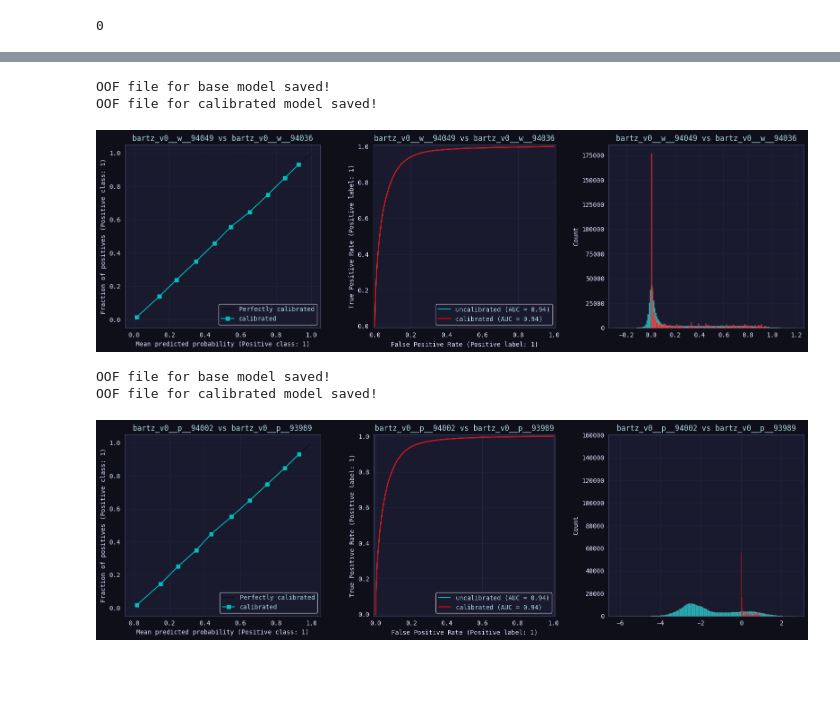
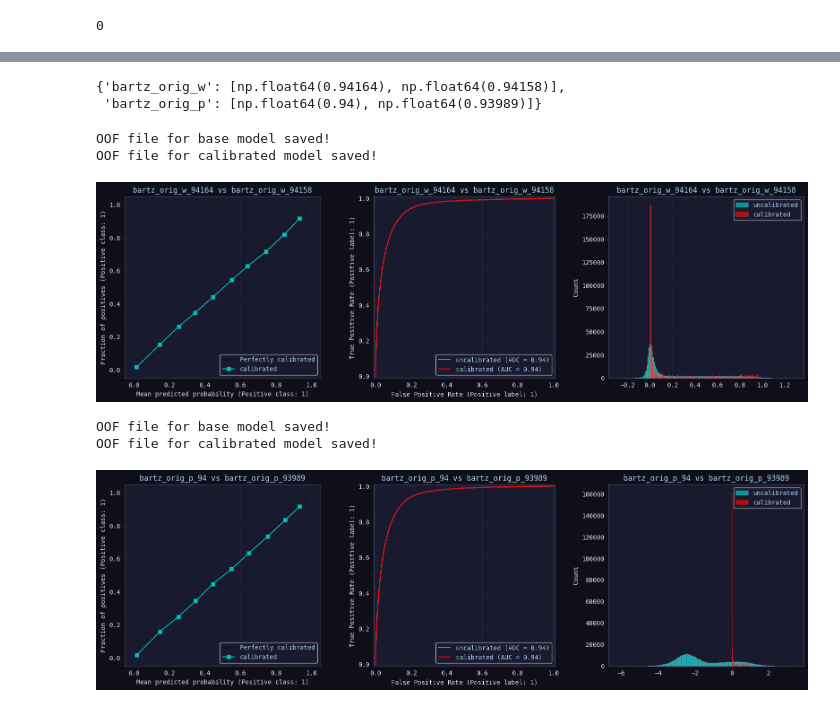
Before and after one commit to coded-sly/ps6e5-F1-PitStop, a Jupyter notebook: ps6e5-bartz-f1-pit.ipynb, the cells around one changed output, grey strips where cells are left out. Cells and saved outputs as stored; diff of their text form; code cells hidden in the pictures; blank space fills up the shorter version.

Commit message:
Kaggle Notebook | ps6e5 | Bartz | F1_🏁Pit | appended_original_data

```diff
--- a/ps6e5-bartz-f1-pit.ipynb
+++ b/ps6e5-bartz-f1-pit.ipynb
@@ -598,7 +603,7 @@ Total Arithmetic interactions: 5
 freq_cols = []
 
 print(f"\nCreating frequencies... ", end='')
-for col in CATS + ['LapNumber', 'RaceProgress']: # 'Position_Change'
+for col in CATS:
     freq = pd.concat([train[col], orig[col], test[col]]).value_counts(normalize=True)
     n = f'{col}_freq'
     print(n+', ', end='')
@@ -1322,3 +1286,15 @@ x_sample.head(3)
 | 55143 | 325 | 0 | 23 | 2025 | 0 | 3 | 3 | 6.0 | 18 | 81.919 | ... |
 | 157283 | 364 | 1 | 22 | 2023 | 0 | 9 | 1 | 9.0 | 3 | 84.336 | ... |
 | 203881 | 110 | 1 | 17 | 2025 | 1 | 24 | 2 | 17.0 | 9 | 81.790 | ... |
+# %%
+version_name = 'bartz_orig_'
+all_model_predictions = {}
+
+USE_FULL_TRAIN = True
+train_data = train.copy() if USE_FULL_TRAIN else x_sample.reset_index(drop=True).copy()
+
+MULTI_SEEDS = [CFG.SEED, 777, 1234, 24611, 0]
+ALL_CATS = ['Compound', 'Race'] + ['Year']
+
+kf = StratifiedKFold(n_splits=CFG.FOLDS, shuffle=True, random_state=CFG.SEED)
+kf
@@ -1451,16 +1429,17 @@ PARAMS = {
     'seed': CFG.SEED,
 }
 
-n = f"{version_name}_w_"
+n = f"{version_name}w"
 all_model_predictions[n] = Trainer_CV(
     model_name=n,
     params=PARAMS,
-    train_df=train,
+    train_df=train_data,
     test_df=test,
     features=FEATURES,
     target=TARGET,
     kf=kf,
     cats=ALL_CATS,
+    use_orig=True,
     # show_df=True,
 )
 # %% [output]
@@ -1532,16 +1511,17 @@ PARAMS = {
     'seed': CFG.SEED,
 }
 
-n = f"{version_name}_p_"
+n = f"{version_name}p"
 all_model_predictions[n] = Trainer_CV(
     model_name=n,
     params=PARAMS,
-    train_df=train,
+    train_df=train_data,
     test_df=test,
     features=FEATURES,
     target=TARGET,
     kf=kf,
     cats=ALL_CATS,
+    use_orig=True,
     # show_df=True,
 )
 # %% [output]
@@ -1601,41 +1581,47 @@ plt.show()
+# %%
+all_model_scores
+# %% [output]
+{'bartz_orig_w': [np.float64(0.94164), np.float64(0.94158)],
+ 'bartz_orig_p': [np.float64(0.94), np.float64(0.93989)]}
 # %%
-## -- Get OOF PREDICTIONS --
+## -- Get oof predictions --
 for i, (k, v) in enumerate(all_model_predictions.items()):
     for x, y in v.items():
         if x == 'oof_preds':
             ## -- Create base submission file --
             base_n = f"{k}_{str(raw_scores[i]).split('.')[1]}"
             np.save(f"oof_base_{base_n}.npy", y[0])
             print(f'OOF file for base model saved!')
 
             ## -- Create calib submission file --
             cal_n = f"{k}_{str(calib_scores[i]).split('.')[1]}"
             np.save(f"oof_{cal_n}.npy", y[1])
             print(f'OOF file for calibrated model saved!')
 
             ## -- Plot oof distributions --
             _, axs = plt.subplots(1, 3, figsize=(16, 5))
             # CalibrationDisplay.from_predictions(train_data[TARGET], y[0], n_bins=10, name=n, ax=axs[0])
-            CalibrationDisplay.from_predictions(train[TARGET], y[1], n_bins=10, name='calibrated', ax=axs[0])
+            CalibrationDisplay.from_predictions(train_data[TARGET], y[1], n_bins=10, name='calibrated', ax=axs[0])
             axs[0].set_title(f"{base_n} vs {cal_n}")
 
-            RocCurveDisplay.from_predictions(train[TARGET], y[0], name='uncalibrated', ax=axs[1])
-            RocCurveDisplay.from_predictions(train[TARGET], y[1], name='calibrated', ax=axs[1])
+            RocCurveDisplay.from_predictions(train_data[TARGET], y[0], name='uncalibrated', ax=axs[1])
+            RocCurveDisplay.from_predictions(train_data[TARGET], y[1], name='calibrated', ax=axs[1])
             axs[1].set_title(f"{base_n} vs {cal_n}")
 
             sns.histplot(y[0], ax=axs[2], label='uncalibrated')
             sns.histplot(y[1], ax=axs[2], label='calibrated')
             axs[2].set_title(f"{base_n} vs {cal_n}")
 
+            plt.legend()
             plt.tight_layout()
             plt.show()
 
             print()
 # %% [output]
 OOF file for base model saved!
 OOF file for calibrated model saved!
-[figure, old version]
+[figure, new version]
 OOF file for base model saved!
 OOF file for calibrated model saved!
-[figure, old version]
+[figure, new version]
 # %%
```
Also changed, not shown: parts of 19 cells of this notebook.
